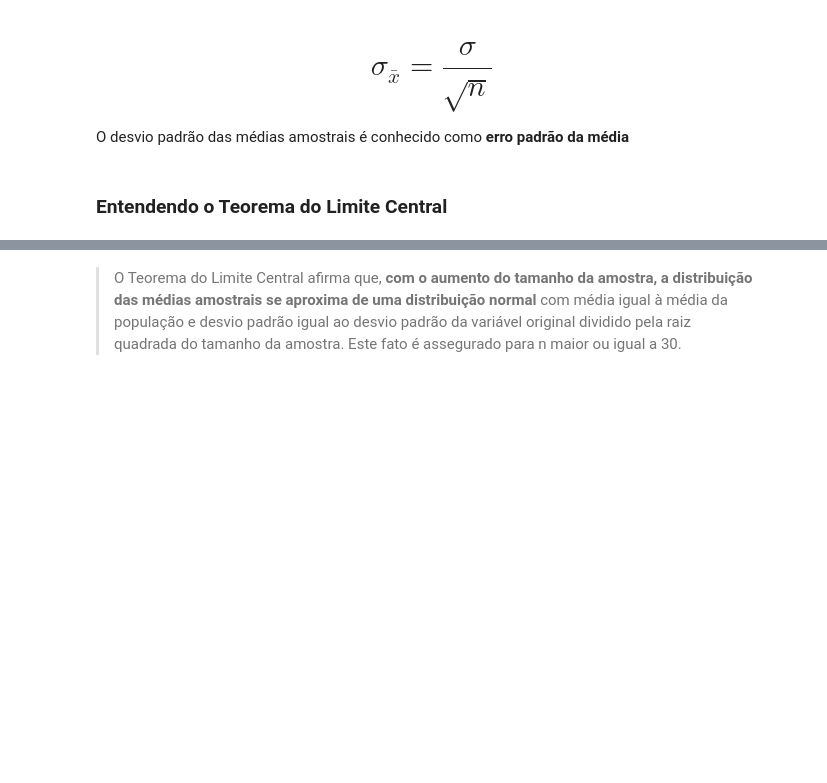
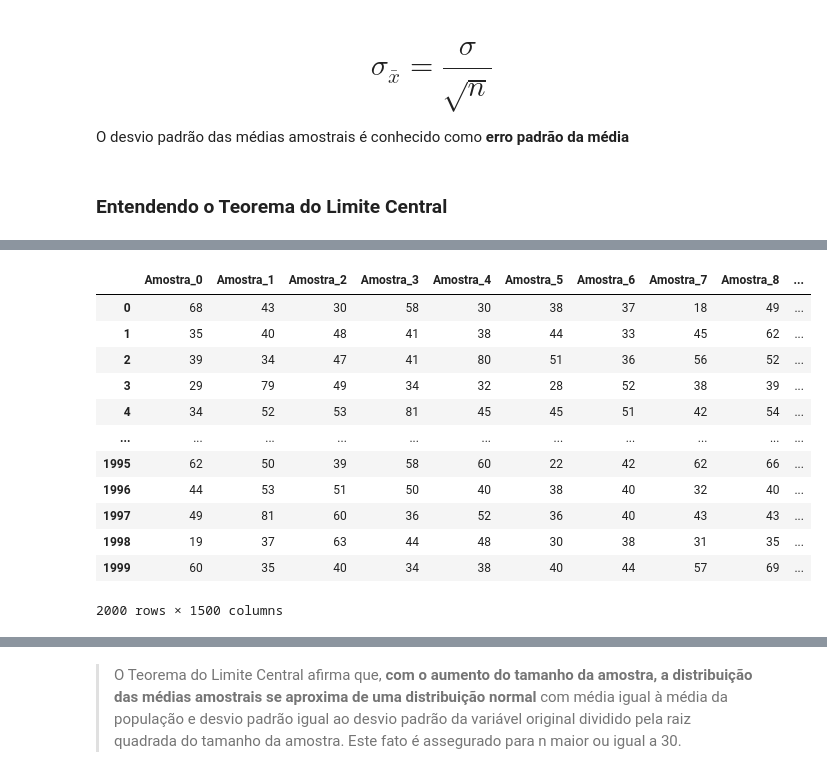
Before and after one commit to Marcus-Bernard0/data_science_alura, a Jupyter notebook: 7 - Estatística parte 2 - probabilidade e amostragem/Curso_de_Estatística_Parte_2.ipynb, the cells around one changed output, grey strips where cells are left out. Cells and saved outputs as stored; diff of their text form; code cells hidden in the pictures; blank space fills up the shorter version.

```diff
--- a/7 - Estatística parte 2 - probabilidade e amostragem/Curso_de_Estatística_Parte_2.ipynb
+++ b/7 - Estatística parte 2 - probabilidade e amostragem/Curso_de_Estatística_Parte_2.ipynb
@@ -823,3 +823,6 @@ Suponha que os pesos dos sacos de arroz de uma indústria alimentícia se distri
 O desvio padrão das médias amostrais é conhecido como **erro padrão da média**
 # %% [markdown]
 ### Entendendo o Teorema do Limite Central
+# %%
+n  = 2000
+total_de_amostras = 1500
@@ -825,0 +863,20 @@ O desvio padrão das médias amostrais é conhecido como **erro padrão da médi
+# %%
+for i in range(total_de_amostras):
+    _ = dados.Idade.sample(n)
+    _.index = range(0, len(_))
+    amostras['Amostra_' + str(i)] = _
+amostras
+# %% [output]
+|  | Amostra_0 | Amostra_1 | Amostra_2 | Amostra_3 | Amostra_4 | Amostra_5 | Amostra_6 | Amostra_7 | Amostra_8 | ... |
+| 0 | 68 | 43 | 30 | 58 | 30 | 38 | 37 | 18 | 49 | ... |
+| 1 | 35 | 40 | 48 | 41 | 38 | 44 | 33 | 45 | 62 | ... |
+| 2 | 39 | 34 | 47 | 41 | 80 | 51 | 36 | 56 | 52 | ... |
+| 3 | 29 | 79 | 49 | 34 | 32 | 28 | 52 | 38 | 39 | ... |
+| 4 | 34 | 52 | 53 | 81 | 45 | 45 | 51 | 42 | 54 | ... |
+| ... | ... | ... | ... | ... | ... | ... | ... | ... | ... | ... |
+| 1995 | 62 | 50 | 39 | 58 | 60 | 22 | 42 | 62 | 66 | ... |
+| 1996 | 44 | 53 | 51 | 50 | 40 | 38 | 40 | 32 | 40 | ... |
+| 1997 | 49 | 81 | 60 | 36 | 52 | 36 | 40 | 43 | 43 | ... |
+| 1998 | 19 | 37 | 63 | 44 | 48 | 30 | 38 | 31 | 35 | ... |
+| 1999 | 60 | 35 | 40 | 34 | 38 | 40 | 44 | 57 | 69 | ... |
+2000 rows × 1500 columns
```
Also changed, not shown: parts of 11 cells of this notebook.
